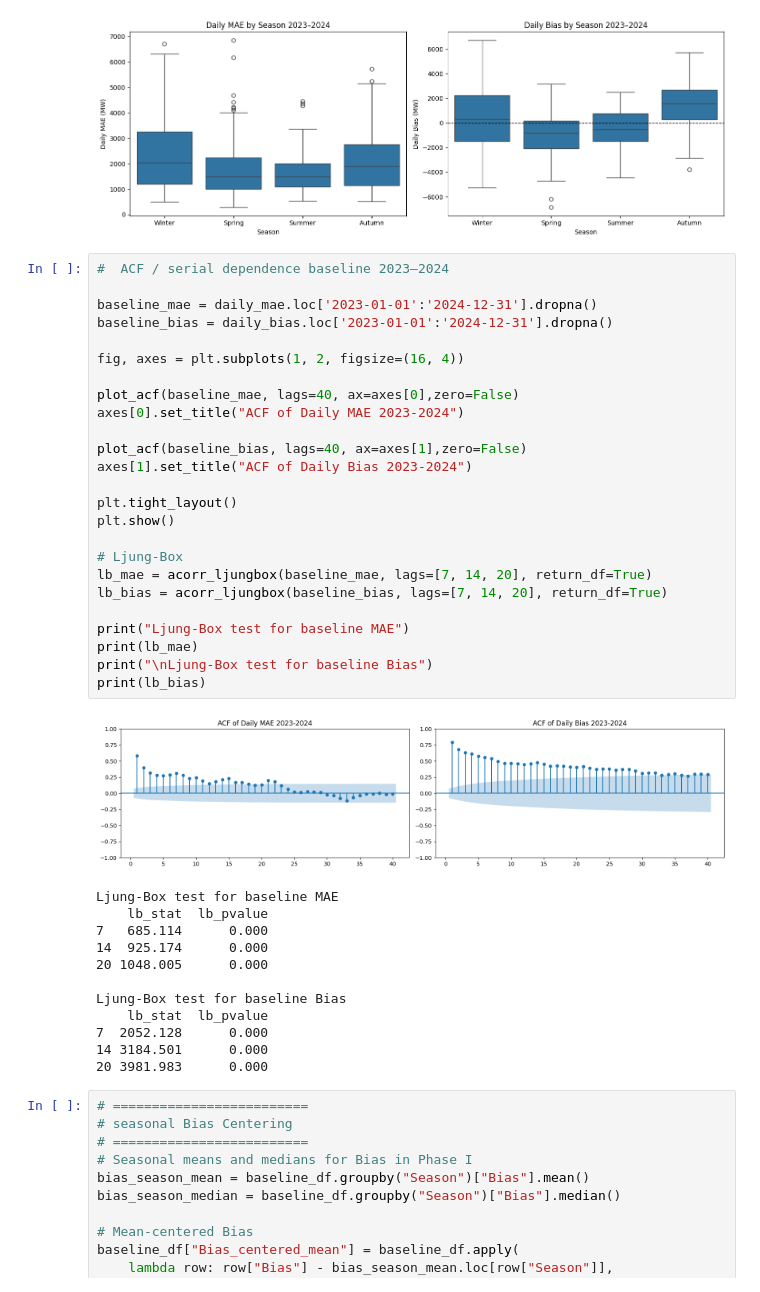
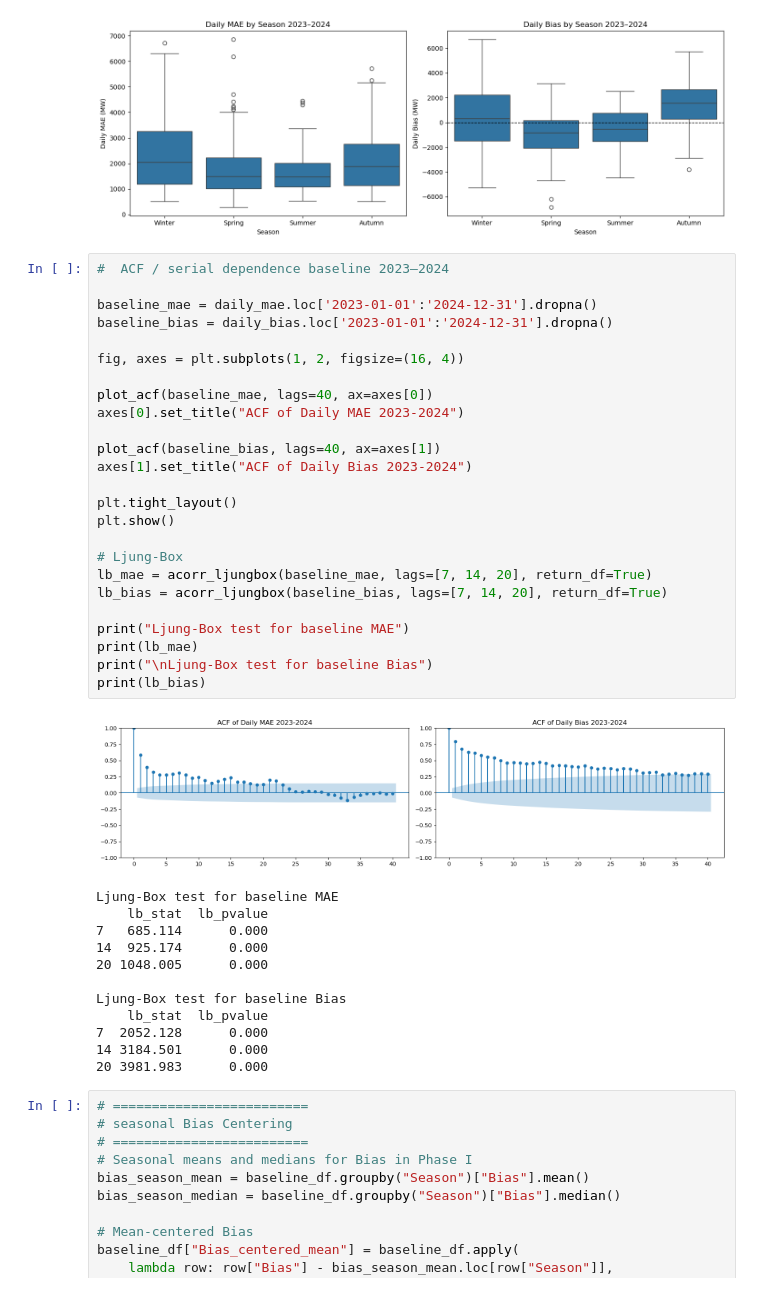
Before and after one commit to bluecake16/MASTER-ESSAY-XIN-DIANA, a Jupyter notebook: Class2_short term.ipynb, the cells around one changed output. Saved outputs shown, nothing was run; the diff lists cells and outputs as text.

```diff
--- a/Class2_short term.ipynb
+++ b/Class2_short term.ipynb
@@ -779,30 +764,30 @@ Bias — H = 134.783, p = 5.04e-29
 # %%
 #  ACF / serial dependence baseline 2023–2024
 
 baseline_mae = daily_mae.loc['2023-01-01':'2024-12-31'].dropna()
 baseline_bias = daily_bias.loc['2023-01-01':'2024-12-31'].dropna()
 
 fig, axes = plt.subplots(1, 2, figsize=(16, 4))
 
-plot_acf(baseline_mae, lags=40, ax=axes[0],zero=False)
+plot_acf(baseline_mae, lags=40, ax=axes[0])
 axes[0].set_title("ACF of Daily MAE 2023-2024")
 
-plot_acf(baseline_bias, lags=40, ax=axes[1],zero=False)
+plot_acf(baseline_bias, lags=40, ax=axes[1])
 axes[1].set_title("ACF of Daily Bias 2023-2024")
 
 plt.tight_layout()
 plt.show()
 
 # Ljung-Box
 lb_mae = acorr_ljungbox(baseline_mae, lags=[7, 14, 20], return_df=True)
 lb_bias = acorr_ljungbox(baseline_bias, lags=[7, 14, 20], return_df=True)
 
 print("Ljung-Box test for baseline MAE")
 print(lb_mae)
 print("\nLjung-Box test for baseline Bias")
 print(lb_bias)
 # %% [output]
-[figure, old version]
+[figure, new version]
 Ljung-Box test for baseline MAE
     lb_stat  lb_pvalue
 7   685.114      0.000
```
Also changed, not shown: parts of 22 cells of this notebook, 4 other files.
